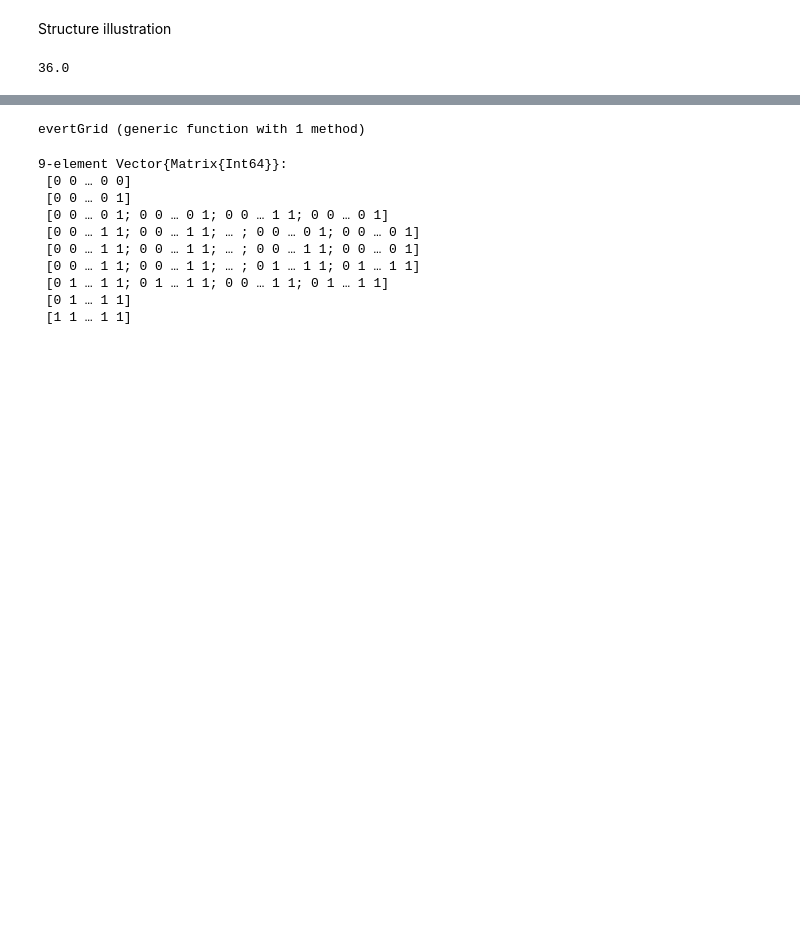
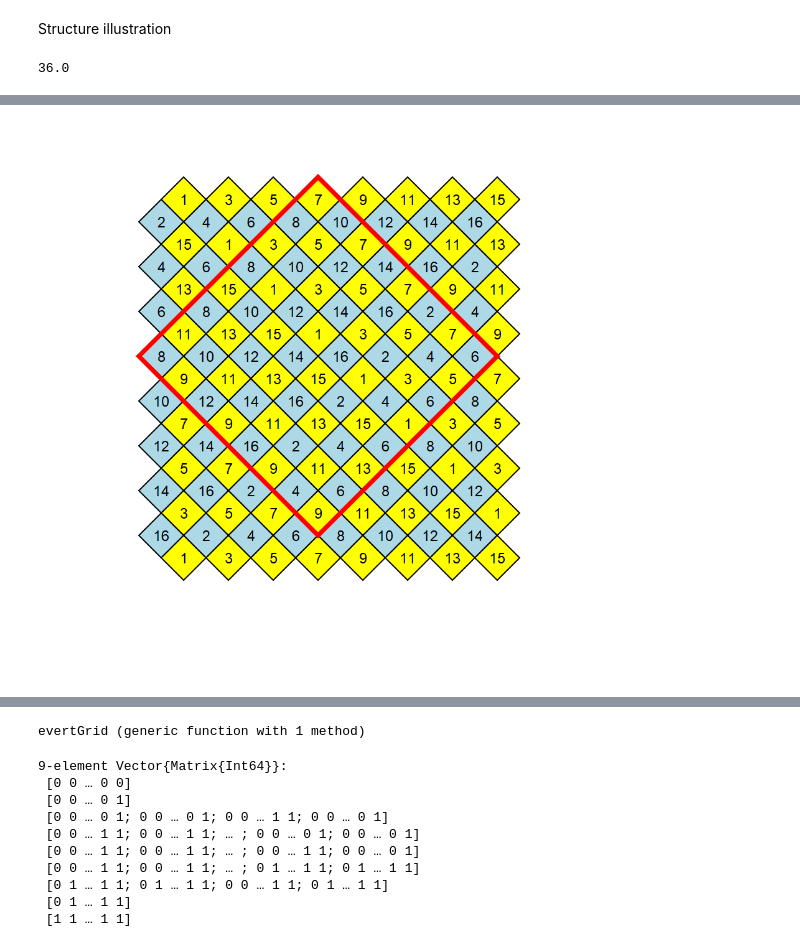
Before and after one commit to joshuarbholden/kumihimo, a Jupyter notebook: naiki_draw.ipynb, the cells around one changed output, grey strips where cells are left out. Cells and saved outputs as stored; diff of their text form; code cells hidden in the pictures; blank space fills up the shorter version.

Commit message:
more diagrams for paper

```diff
--- a/naiki_draw.ipynb
+++ b/naiki_draw.ipynb
@@ -149,3 +194,20 @@ end
 end
 # %% [output]
 drawLabeledGrid (generic function with 1 method)
+# %%
+function drawAbstractedGrid(n, grid, start, vector0, vector1)
+if grid != nothing
+    for i = -n÷2:3*n÷2
+        for j = max(-i, i-n+1):min(2*n-i, i+n)
+            crossingAbstracted(start+vector0*(i,i)+vector1*(j,j), vector0, vector1, Tuple(grid[(i+3*n)%n+1,(j+3*n)%n+1,:]))
+                setcolor("black")
+            if (i+j+2) % 2 == 1
+                text(string(2*((j+n+3)%n+1)), start+vector0*(i+0.5,i+0.5)+vector1*(j+0.5,j+0.5), halign=:center, valign=:middle)
+            else
+                text(string(2*(n+1-((i+3*n÷2)%n+1))-1), start+vector0*(i+0.5,i+0.5)+vector1*(j+0.5,j+0.5), halign=:center, valign=:middle)
+
+            end
+        end
+    end
+end
+end
@@ -182,0 +247,15 @@ using Luxor
+# %%
+using Luxor
+@draw begin
+    fontsize(24)
+    grid= fillGrid(8, [0,0,0,0,0,0,0,0], [1,1,1,1,1,1,1,1], ["yellow", "light blue"])
+    drawAbstractedGrid(8, grid, O-(0, 10unit), Point(-unit,unit), Point(unit,unit))
+    for i = 1:16
+#        label(string(i), :N, O+((i-7.5)unit, -9.5unit), leader=true, offset=1unit)
+    end
+    setcolor("red")
+    setline(0.2unit)
+    ngon(O+(0, -2unit), 8unit, 4, 0, :stroke)
+    end 25unit 25unit
+# %% [output]
+[figure, added]
```
Also changed, not shown: parts of 11 cells of this notebook, 8 other files.
